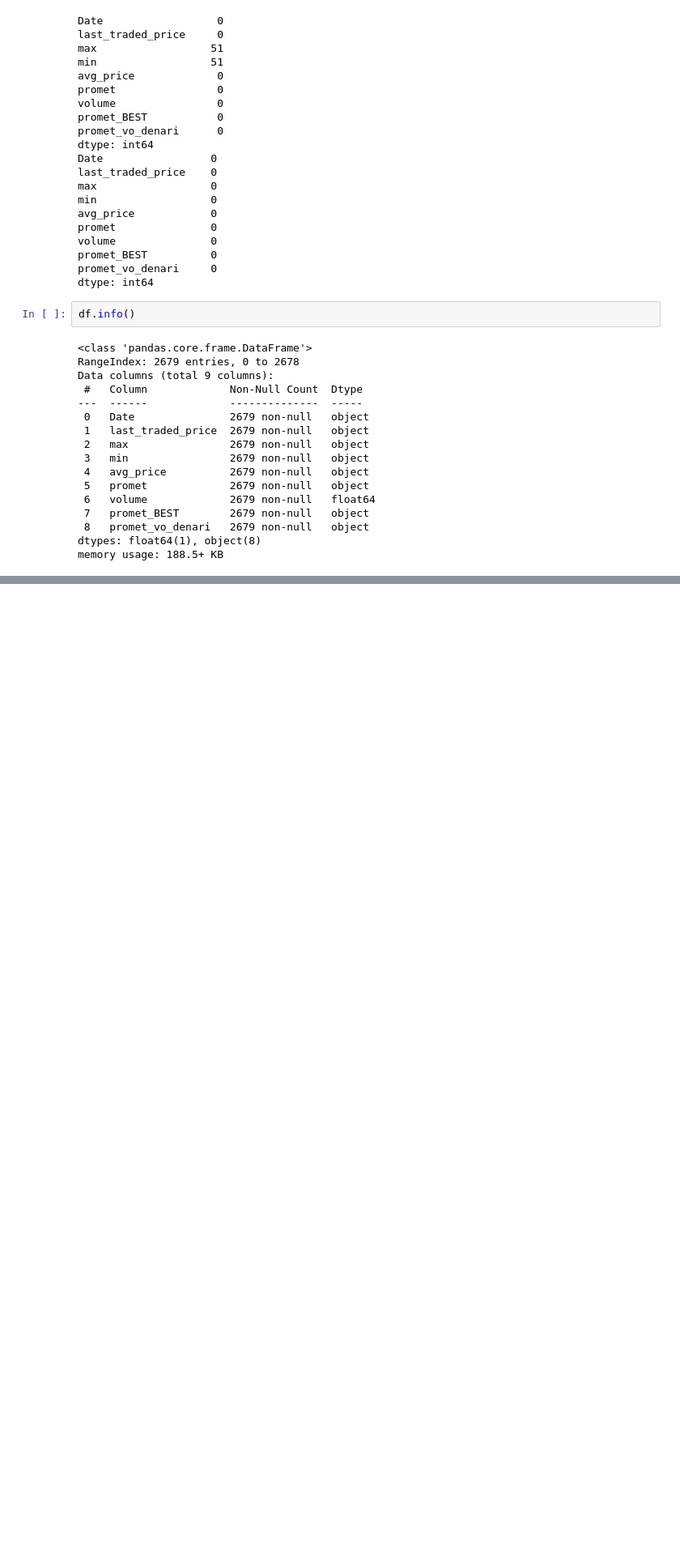
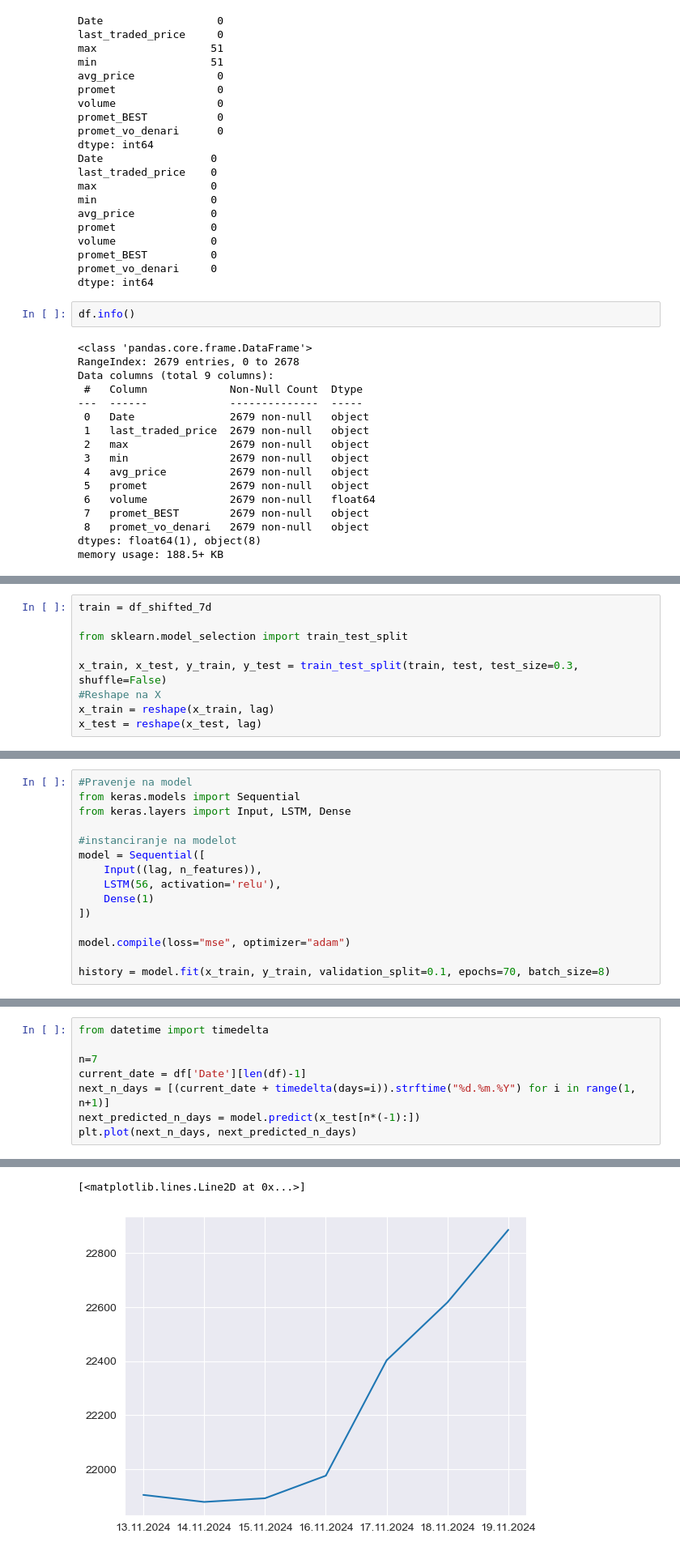
Before and after one commit to Nikola-Saltirov/Domashna-DAS, a Jupyter notebook: Domashna1/lstm_development.ipynb, the cells around one changed output, grey strips where cells are left out. Shown at 81% size. Saved outputs shown, nothing was run; the diff lists cells and outputs as text; blank space fills up the shorter version.

Commit message:
added lstm model(test)

```diff
--- a/Domashna1/lstm_development.ipynb
+++ b/Domashna1/lstm_development.ipynb
@@ -48,0 +222,9 @@ memory usage: 188.5+ KB
+# %%
+train = df_shifted_7d
+
+from sklearn.model_selection import train_test_split
+
+x_train, x_test, y_train, y_test = train_test_split(train, test, test_size=0.3, shuffle=False)
+#Reshape na X
+x_train = reshape(x_train, lag)
+x_test = reshape(x_test, lag)
@@ -48,0 +281,15 @@ memory usage: 188.5+ KB
+# %%
+#Pravenje na model
+from keras.models import Sequential
+from keras.layers import Input, LSTM, Dense
+
+#instanciranje na modelot
+model = Sequential([
+    Input((lag, n_features)),
+    LSTM(56, activation='relu'),
+    Dense(1)
+])
+
+model.compile(loss="mse", optimizer="adam")
+
+history = model.fit(x_train, y_train, validation_split=0.1, epochs=70, batch_size=8)
@@ -48,0 +324,9 @@ memory usage: 188.5+ KB
+# %%
+from datetime import timedelta
+
+n=7
+current_date = df['Date'][len(df)-1]
+next_n_days = [(current_date + timedelta(days=i)).strftime("%d.%m.%Y") for i in range(1, n+1)]
+next_predicted_n_days = model.predict(x_test[n*(-1):])
+plt.plot(next_n_days, next_predicted_n_days)
+# %% [output]
@@ -48,0 +334,2 @@ memory usage: 188.5+ KB
+[<matplotlib.lines.Line2D at 0x...>]
+[figure, added]
```
Also changed, not shown: parts of 16 cells of this notebook, 1 other file.
